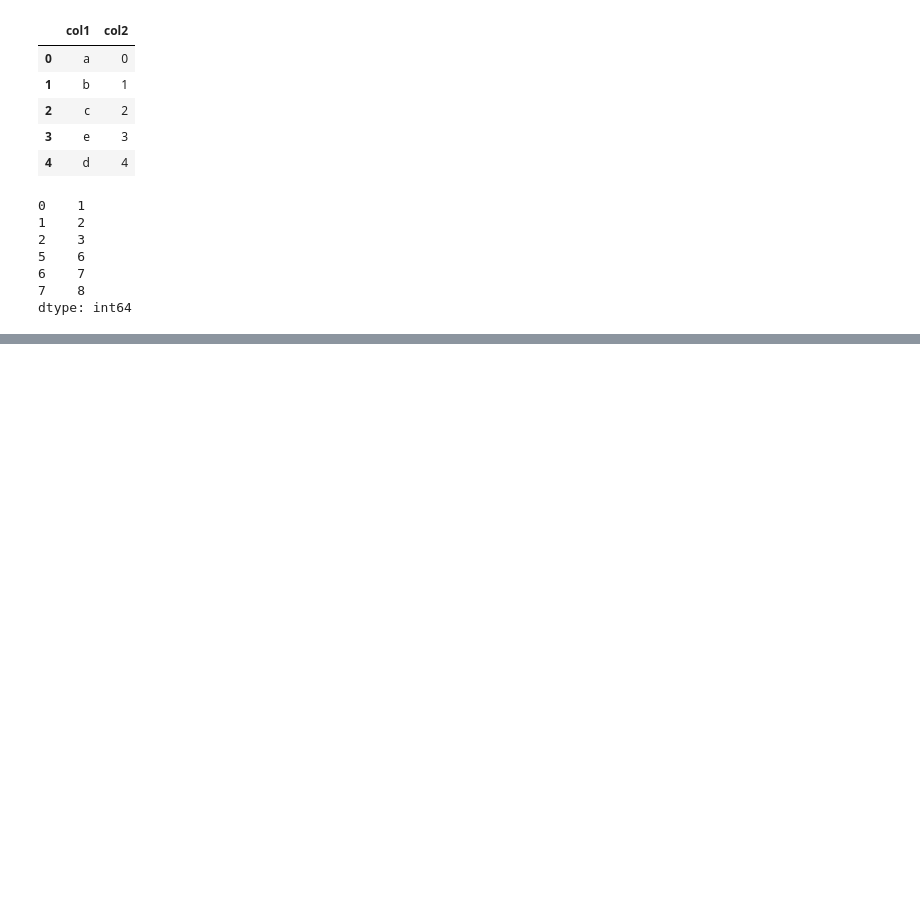
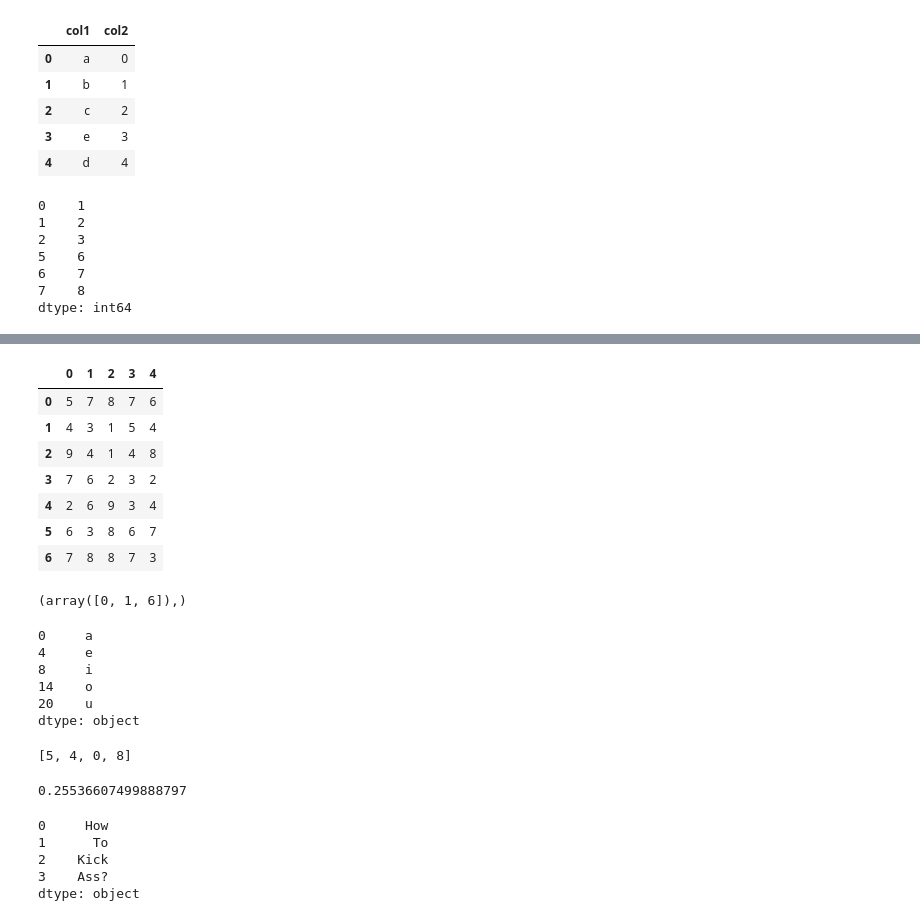
Before and after one commit to jaydeep-aspire/practice, a Jupyter notebook: exercise.ipynb, the cells around one changed output, grey strips where cells are left out. Saved outputs shown, nothing was run; the diff lists cells and outputs as text; code cells hidden in the pictures; blank space fills up the shorter version.

```diff
--- a/exercise.ipynb
+++ b/exercise.ipynb
@@ -61,0 +113,54 @@ dtype: int64
+# %%
+ser = pd.Series(np.random.randint(1, 10, 35))
+df = pd.DataFrame(ser.values.reshape(7,5))
+df
+# %% [output]
+|  | 0 | 1 | 2 | 3 | 4 |
+| 0 | 5 | 7 | 8 | 7 | 6 |
+| 1 | 4 | 3 | 1 | 5 | 4 |
+| 2 | 9 | 4 | 1 | 4 | 8 |
+| 3 | 7 | 6 | 2 | 3 | 2 |
+| 4 | 2 | 6 | 9 | 3 | 4 |
+| 5 | 6 | 3 | 8 | 6 | 7 |
+| 6 | 7 | 8 | 8 | 7 | 3 |
+# %%
+ser = pd.Series(np.random.randint(1, 10, 7))
+np.where(ser%3==0)
+# %% [output]
+(array([0, 1, 6]),)
+# %%
+ser = pd.Series(list('abcdefghijklmnopqrstuvwxyz'))
+pos = [0, 4, 8, 14, 20]
+ans = ser.take(pos)
+ans
+# %% [output]
+0     a
+4     e
+8     i
+14    o
+20    u
+dtype: object
+# %%
+ser1 = pd.Series([10, 9, 6, 5, 3, 1, 12, 8, 13])
+ser2 = pd.Series([1, 3, 10, 13])
+
+[pd.Index(ser1).get_loc(i) for i in ser2]
+# %% [output]
+[5, 4, 0, 8]
+# %%
+truth = pd.Series(range(10))
+pred = pd.Series(range(10)) + np.random.random(10)
+
+np.mean((truth-pred)**2)
+# %% [output]
+0.25536607499888797
+# %%
+ser = pd.Series(['how', 'to', 'kick', 'ass?'])
+ser.map(lambda x:x.title())
+ser.map(lambda x:x[0].upper() + x[1:])
+# %% [output]
+0     How
+1      To
+2    Kick
+3    Ass?
+dtype: object
```
Also changed, not shown: parts of 20 cells of this notebook.
